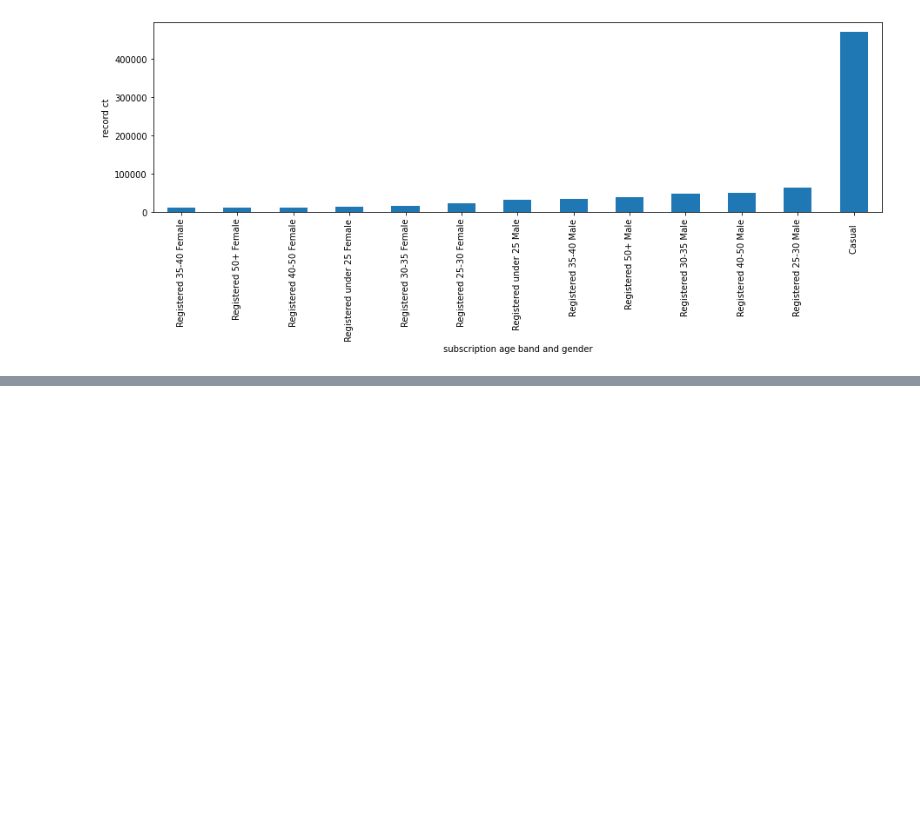
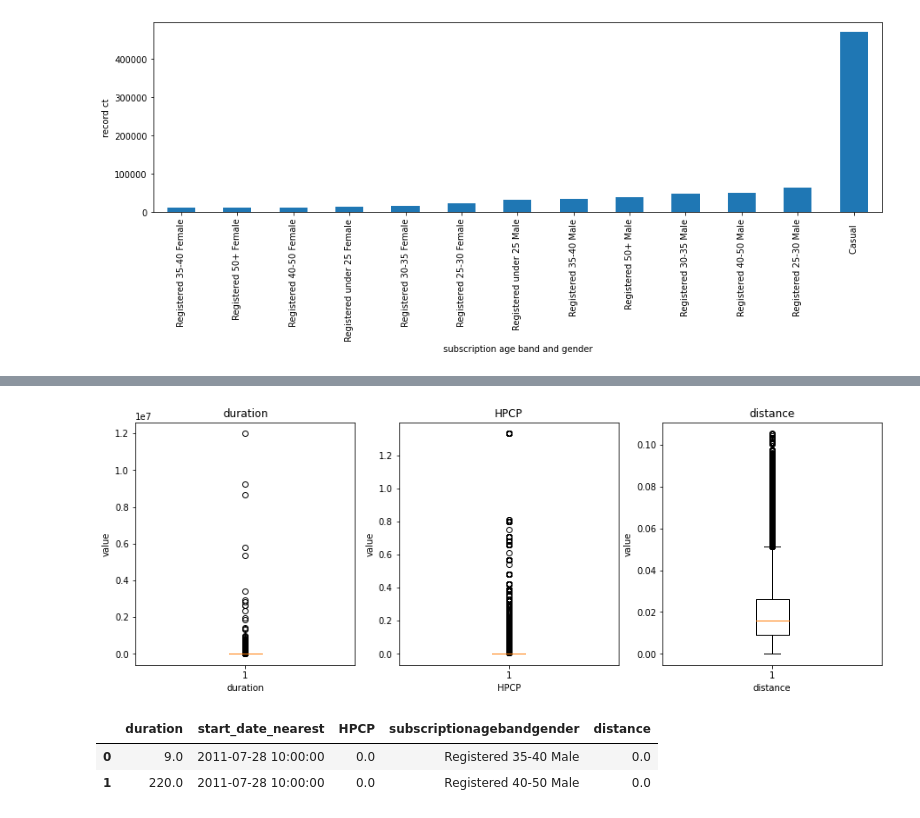
Before and after one commit to bobbyxwu/testrepo1, a Jupyter notebook: main.ipynb, the cells around one changed output, grey strips where cells are left out. Drawn from its saved outputs; the diff is of its cells as text; code cells hidden in the pictures; blank space fills up the shorter version.

Commit message:
started on date vis

```diff
--- a/main.ipynb
+++ b/main.ipynb
@@ -298,0 +312,14 @@ plt.show()
+# %%
+cols = ['duration','HPCP','distance']
+fig, axes = plt.subplots(figsize=(15,5),nrows=1, ncols=3)
+i=0
+for ax in axes:
+    ax.boxplot(df5[cols[i]])
+    ax.set_xlabel(cols[i])
+    ax.set_ylabel('value')
+    ax.set_title(cols[i])
+    i+=1
+plt.savefig("boxplots.png")
+plt.show()
+# %% [output]
+[figure, added]
@@ -298,0 +339,6 @@ plt.show()
+# %%
+df6.head(2)
+# %% [output]
+|  | duration | start_date_nearest | HPCP | subscriptionagebandgender | distance |
+| 0 | 9.0 | 2011-07-28 10:00:00 | 0.0 | Registered 35-40 Male | 0.0 |
+| 1 | 220.0 | 2011-07-28 10:00:00 | 0.0 | Registered 40-50 Male | 0.0 |
```
Also changed, not shown: parts of 3 cells of this notebook.
